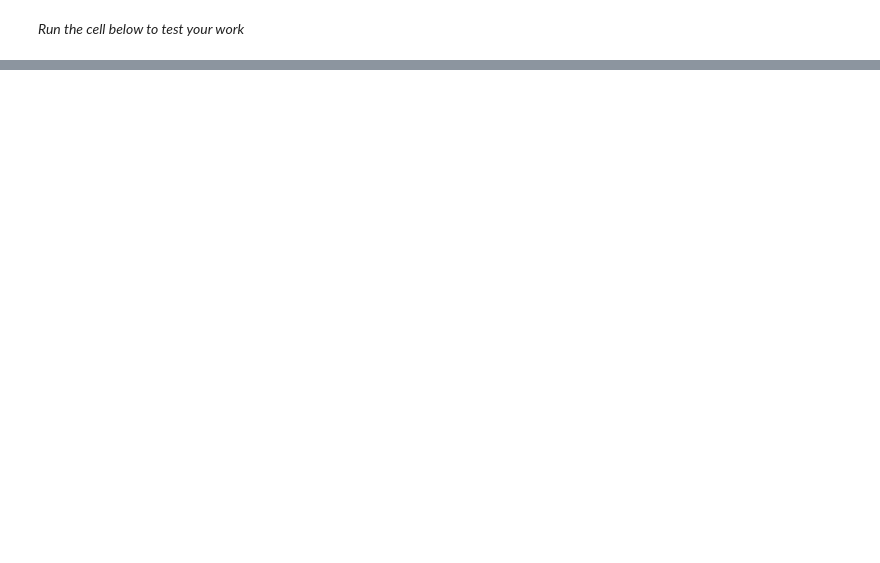
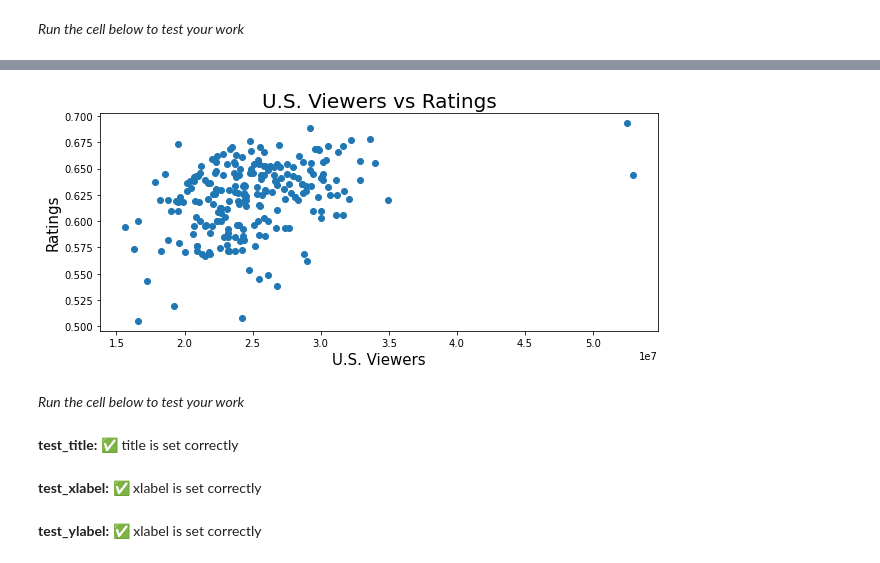
Before and after one commit to pjlannoo/data-visualization-friends, a Jupyter notebook: .solution_files/index.ipynb, the cells around one changed output, grey strips where cells are left out. Saved outputs shown, nothing was run; the diff lists cells and outputs as text; code cells hidden in the pictures; blank space fills up the shorter version.

Commit message:
Adding scatter plot

```diff
--- a/.solution_files/index.ipynb
+++ b/.solution_files/index.ipynb
@@ -564,0 +650,51 @@ tests.run('SeasonRatings', plot_five_ax)
+# %%
+x = df['U.S. Viewers']
+y = df.Rating
+
+plot_six_fig, plot_six_ax = plt.subplots(figsize=(10,4))
+
+plot_six_ax.scatter(x, y)
+plot_six_ax.set_title('U.S. Viewers vs Ratings', fontsize=20)
+plot_six_ax.set_xlabel('U.S. Viewers', fontsize=15)
+plot_six_ax.set_ylabel('Ratings', fontsize=15)
+plot_six_fig.savefig('static/viewers_vs_ratings.png')
+
+## Tests
+
+class ViewersVsRatings:
+    def __init__(self, ax):
+        self.ax = ax
+        self.title = 'U.S. Viewers vs Ratings'
+        self.xlabel = 'U.S. Viewers'
+        self.ylabel = 'Ratings'
+
+    def test_title(self, output = True):
+        if self.ax.title.get_text() == self.title:
+            return '✅ title is set correctly'
+        else:
+            return f'🚫 title = {self.ax.title.get_text()} but should be {self.title}'
+
+
+    def test_xlabel(self, output=True):
+        if self.ax.get_xlabel() == self.xlabel:
+            return '✅ xlabel is set correctly'
+        else:
+            return f'🚫 xlabel = {self.ax.get_xlabel()} but should be {self.xlabel}'
+
+    def test_ylabel(self, output=True):
+        if self.ax.get_ylabel() == self.ylabel:
+            return '✅ xlabel is set correctly'
+        else:
+            return f'🚫 xlabel = {self.ax.get_ylabel()} but should be {self.ylabel}'
+
+tests.save(ViewersVsRatings, 'ViewersVsRatings')
+# %% [output]
+[figure, added]
+# %% [markdown]
+*Run the cell below to test your work*
+# %%
+tests.run('ViewersVsRatings', plot_six_ax)
+# %% [output]
+**test_title:** ✅ title is set correctly
+**test_xlabel:** ✅ xlabel is set correctly
+**test_ylabel:** ✅ xlabel is set correctly
```
Also changed, not shown: parts of 17 cells of this notebook, 6 other files.
